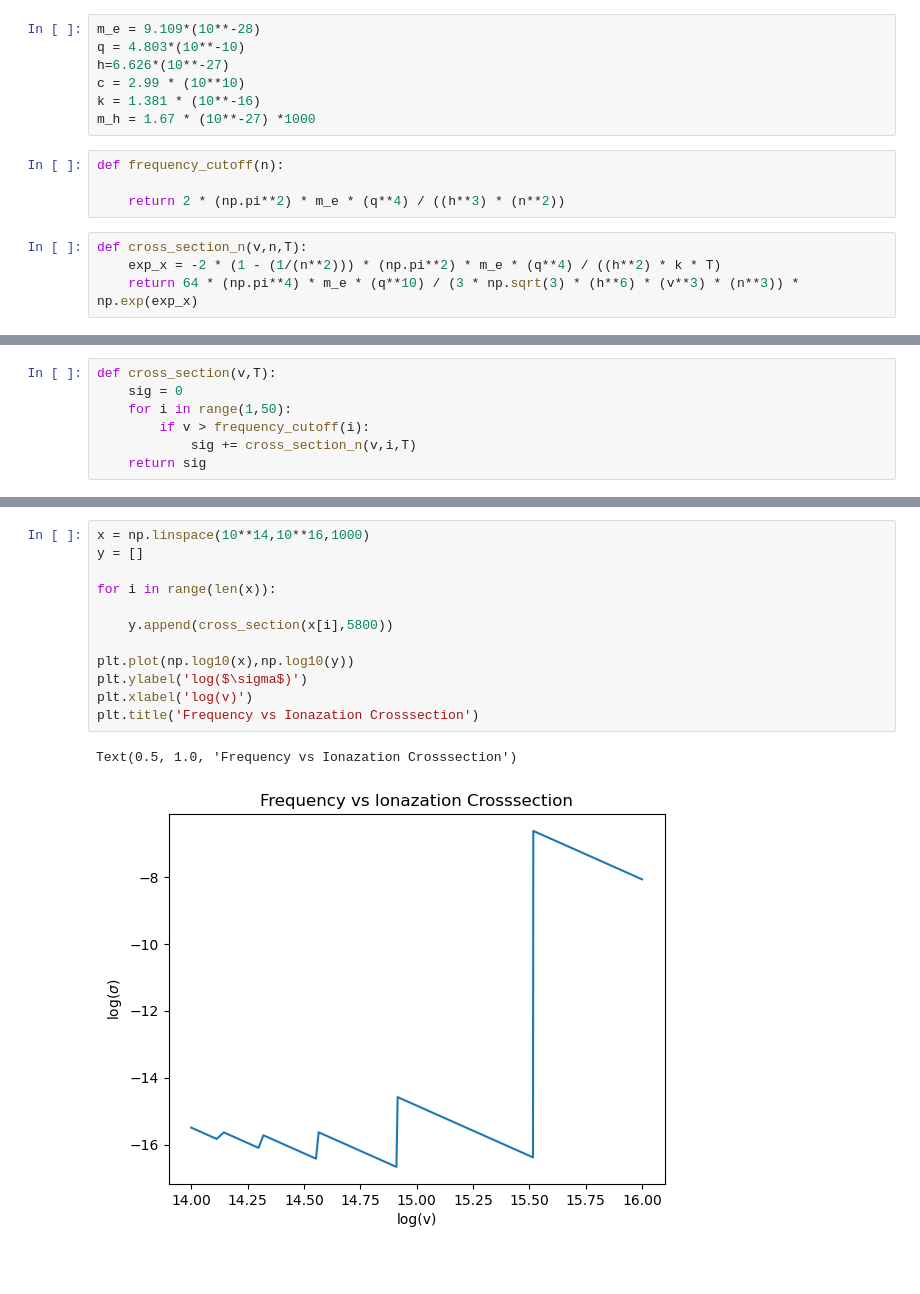
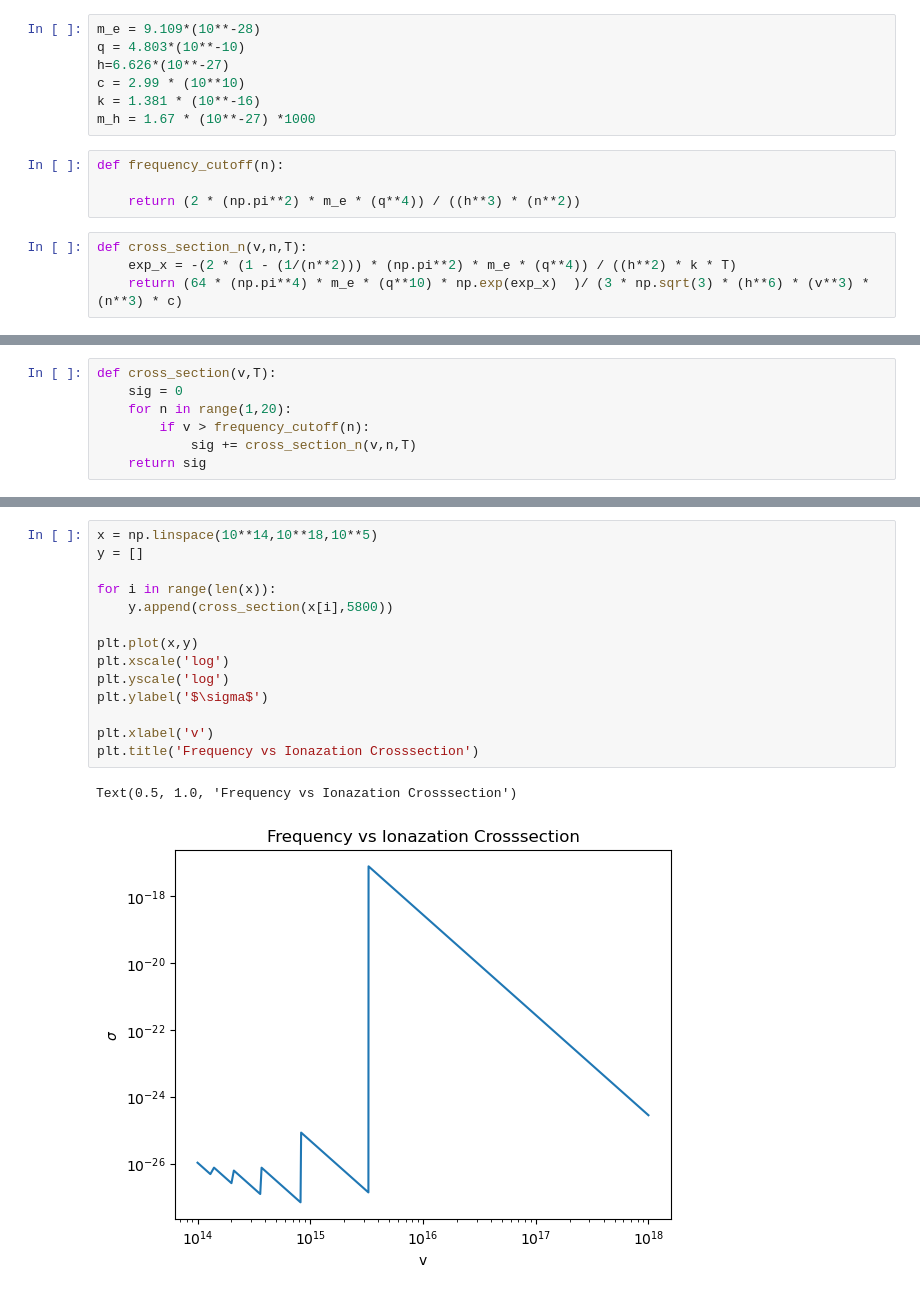
Before and after one commit to athenacat/astr241, a Jupyter notebook: HW4 Group.ipynb, the cells around one changed output, grey strips where cells are left out. Saved outputs shown, nothing was run; the diff lists cells and outputs as text; blank space fills up the shorter version.

```diff
--- a/HW4 Group.ipynb
+++ b/HW4 Group.ipynb
@@ -14,8 +14,8 @@ m_h = 1.67 * (10**-27) *1000
 # %%
 def frequency_cutoff(n):
 
-    return 2 * (np.pi**2) * m_e * (q**4) / ((h**3) * (n**2))
+    return (2 * (np.pi**2) * m_e * (q**4)) / ((h**3) * (n**2))
 # %%
 def cross_section_n(v,n,T):
-    exp_x = -2 * (1 - (1/(n**2))) * (np.pi**2) * m_e * (q**4) / ((h**2) * k * T)
-    return 64 * (np.pi**4) * m_e * (q**10) / (3 * np.sqrt(3) * (h**6) * (v**3) * (n**3)) * np.exp(exp_x)
+    exp_x = -(2 * (1 - (1/(n**2))) * (np.pi**2) * m_e * (q**4)) / ((h**2) * k * T)
+    return (64 * (np.pi**4) * m_e * (q**10) * np.exp(exp_x)  )/ (3 * np.sqrt(3) * (h**6) * (v**3) * (n**3) * c)
@@ -26,7 +28,7 @@ cross_section(10**14,5800)
 # %%
 def cross_section(v,T):
     sig = 0
-    for i in range(1,50):
-        if v > frequency_cutoff(i):
-            sig += cross_section_n(v,i,T)
+    for n in range(1,20):
+        if v > frequency_cutoff(n):
+            sig += cross_section_n(v,n,T)
     return sig
@@ -53,17 +35,19 @@ def cross_section(v,T):
 # %%
-x = np.linspace(10**14,10**16,1000)
+x = np.linspace(10**14,10**18,10**5)
 y = []
 
 for i in range(len(x)):
-
     y.append(cross_section(x[i],5800))
 
-plt.plot(np.log10(x),np.log10(y))
-plt.ylabel('log($\sigma$)')
-plt.xlabel('log(v)')
+plt.plot(x,y)
+plt.xscale('log')
+plt.yscale('log')
+plt.ylabel('$\sigma$')
+
+plt.xlabel('v')
 plt.title('Frequency vs Ionazation Crosssection')
 # %% [output]
 Text(0.5, 1.0, 'Frequency vs Ionazation Crosssection')
-[figure, old version]
+[figure, new version]
 # %%
 def kappa(sig):
```
Also changed, not shown: parts of 16 cells of this notebook.
